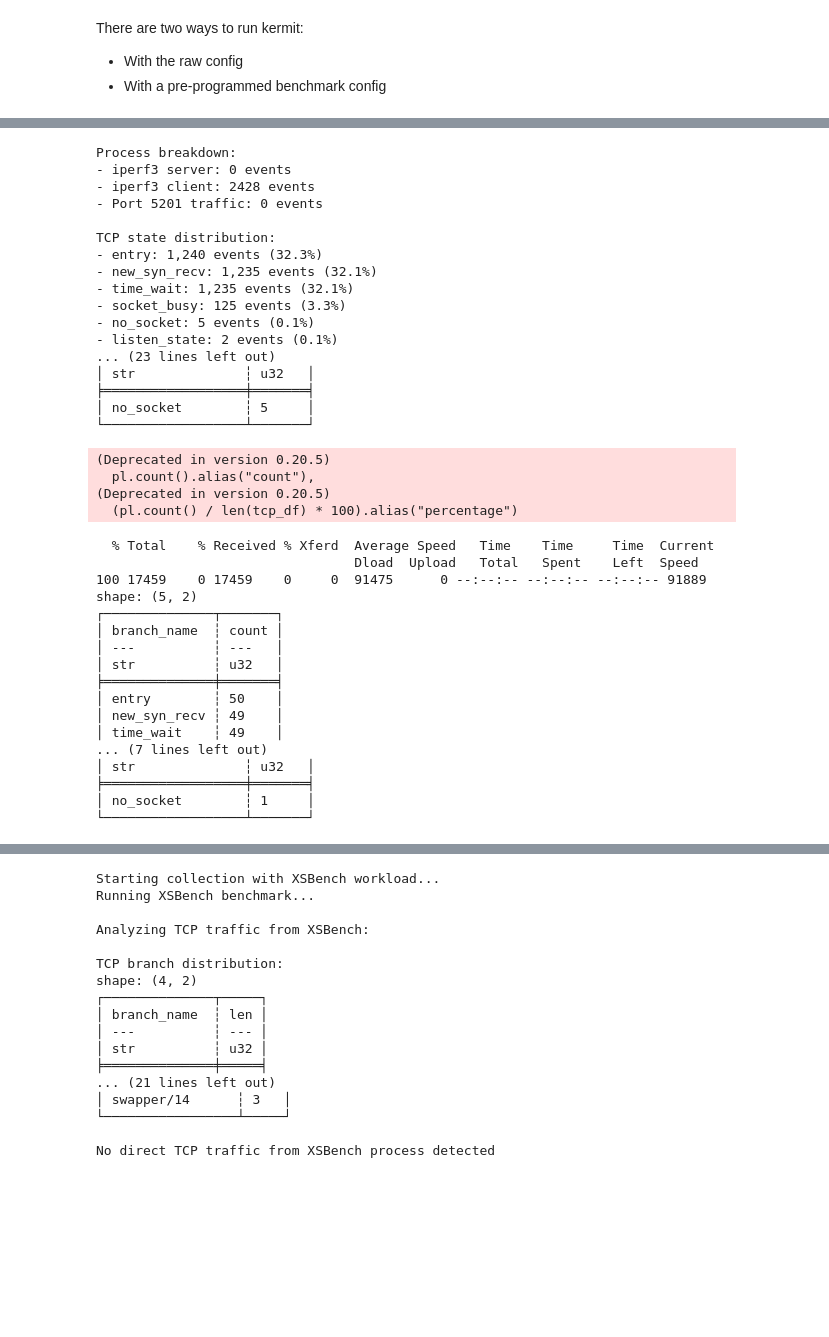
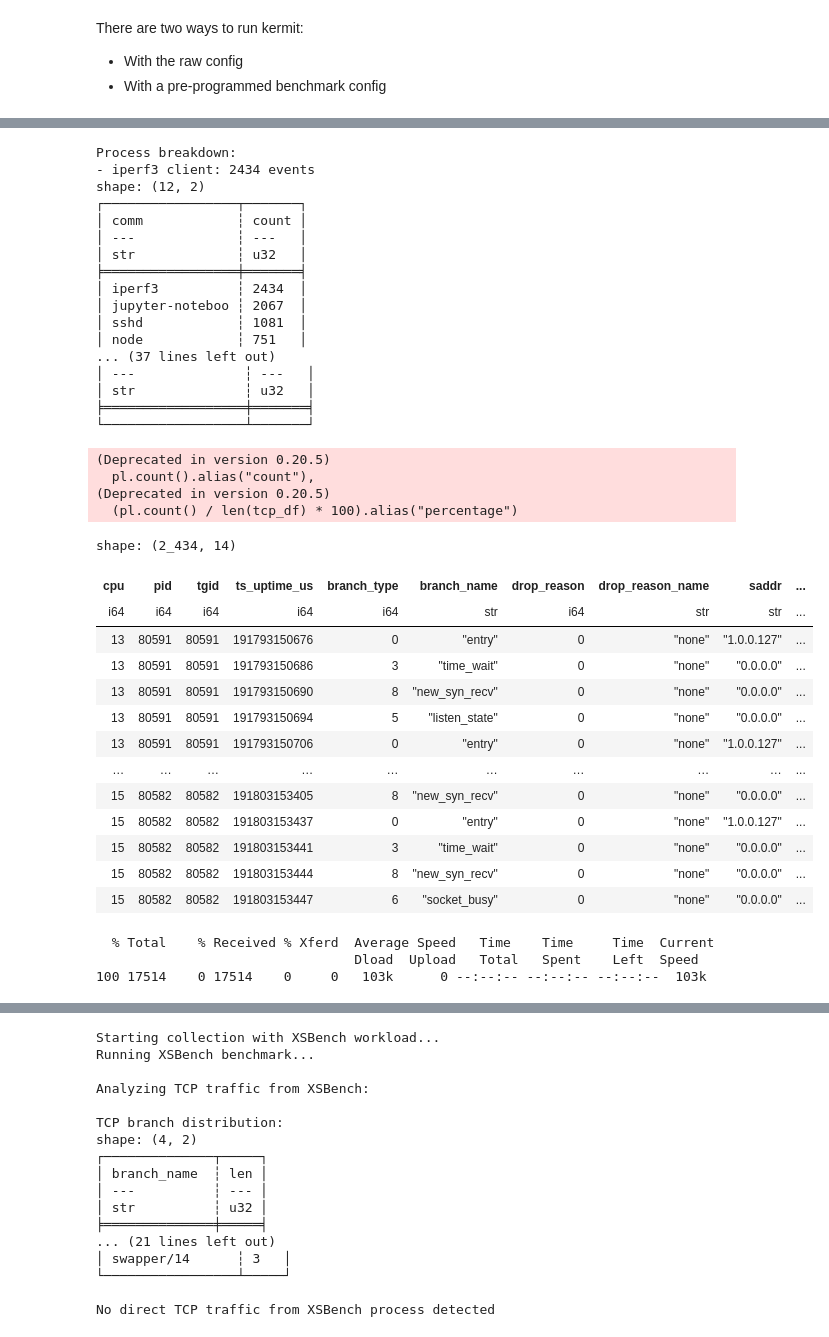
Before and after one commit to tonytgrt/KernMLOps, a Jupyter notebook: tutorial.ipynb, the cells around one changed output, grey strips where cells are left out. Cells and saved outputs as stored; diff of their text form; code cells hidden in the pictures; blank space fills up the shorter version.

```diff
--- a/tutorial.ipynb
+++ b/tutorial.ipynb
@@ -133,14 +133,15 @@ Running benchmark with kernmlops...
 CompletedProcess(args=['pkill', '-f', 'iperf3'], returncode=0, stdout=b'', stderr=b'')
 # %%
 import matplotlib.pyplot as plt
+
 
 # Analyze by process
 iperf_server = tcp_df.filter(pl.col("comm").str.contains("iperf3.*-s"))
 iperf_client = tcp_df.filter(pl.col("comm").str.contains("iperf3").and_(~pl.col("comm").str.contains("-s")))
 
 print(f"\nProcess breakdown:")
-print(f"- iperf3 server: {len(iperf_server)} events")
 print(f"- iperf3 client: {len(iperf_client)} events")
+print(tcp_df.group_by("comm").count().sort("count", descending=True))
 
 # Analyze port 5201 traffic (iperf3 default port)
 port_5201 = tcp_df.filter((pl.col("dport") == 5201) | (pl.col("sport") == 5201))
@@ -172,33 +173,51 @@ else:
     print("\nNo dropped packets detected - excellent!")
 
 # Show branch distribution
-print(tcp_df.group_by("branch_name").count().sort("count", descending=True))
+print("iperf_client group by branch_name")
+print(iperf_client.group_by("branch_name").count().sort("count", descending=True))
 
 # Show drop reasons
-drops = tcp_df.filter(pl.col("drop_reason") > 0)
+drops = iperf_client.filter(pl.col("drop_reason") > 0)
 print(drops.group_by("drop_reason_name").count())
 # %% [output]
 Process breakdown:
-- iperf3 server: 0 events
-- iperf3 client: 2428 events
-- Port 5201 traffic: 0 events
-
-TCP state distribution:
-- entry: 1,240 events (32.3%)
-- new_syn_recv: 1,235 events (32.1%)
-- time_wait: 1,235 events (32.1%)
-- socket_busy: 125 events (3.3%)
-- no_socket: 5 events (0.1%)
-- listen_state: 2 events (0.1%)
-... (23 lines left out)
+- iperf3 client: 2434 events
+shape: (12, 2)
+┌─────────────────┬───────┐
+│ comm            ┆ count │
+│ ---             ┆ ---   │
+│ str             ┆ u32   │
+╞═════════════════╪═══════╡
+│ iperf3          ┆ 2434  │
+│ jupyter-noteboo ┆ 2067  │
+│ sshd            ┆ 1081  │
+│ node            ┆ 751   │
+... (37 lines left out)
+│ ---              ┆ ---   │
 │ str              ┆ u32   │
 ╞══════════════════╪═══════╡
-│ no_socket        ┆ 5     │
 └──────────────────┴───────┘
 (Deprecated in version 0.20.5)
   pl.count().alias("count"),
 (Deprecated in version 0.20.5)
   (pl.count() / len(tcp_df) * 100).alias("percentage")
+# %%
+iperf_client
+# %% [output]
+shape: (2_434, 14)
+| cpu | pid | tgid | ts_uptime_us | branch_type | branch_name | drop_reason | drop_reason_name | saddr | ... |
+| i64 | i64 | i64 | i64 | i64 | str | i64 | str | str | ... |
+| 13 | 80591 | 80591 | 191793150676 | 0 | "entry" | 0 | "none" | "1.0.0.127" | ... |
+| 13 | 80591 | 80591 | 191793150686 | 3 | "time_wait" | 0 | "none" | "0.0.0.0" | ... |
+| 13 | 80591 | 80591 | 191793150690 | 8 | "new_syn_recv" | 0 | "none" | "0.0.0.0" | ... |
+| 13 | 80591 | 80591 | 191793150694 | 5 | "listen_state" | 0 | "none" | "0.0.0.0" | ... |
+| 13 | 80591 | 80591 | 191793150706 | 0 | "entry" | 0 | "none" | "1.0.0.127" | ... |
+| … | … | … | … | … | … | … | … | … | ... |
+| 15 | 80582 | 80582 | 191803153405 | 8 | "new_syn_recv" | 0 | "none" | "0.0.0.0" | ... |
+| 15 | 80582 | 80582 | 191803153437 | 0 | "entry" | 0 | "none" | "1.0.0.127" | ... |
+| 15 | 80582 | 80582 | 191803153441 | 3 | "time_wait" | 0 | "none" | "0.0.0.0" | ... |
+| 15 | 80582 | 80582 | 191803153444 | 8 | "new_syn_recv" | 0 | "none" | "0.0.0.0" | ... |
+| 15 | 80582 | 80582 | 191803153447 | 6 | "socket_busy" | 0 | "none" | "0.0.0.0" | ... |
 # %%
 import subprocess
 import sys
@@ -214,32 +233,7 @@ collect.start_collection()
 !echo "test" | nc localhost 8080
 
 data = collect.stop_collection()
-
-# Analyze TCP branches
-import polars as pl
-tcp_df = pl.read_parquet(data["tcp_v4_rcv"][0])
-
-# Show branch distribution
-print(tcp_df.group_by("branch_name").count().sort("count", descending=True))
-
-# Show drop reasons
-drops = tcp_df.filter(pl.col("drop_reason") > 0)
-print(drops.group_by("drop_reason_name").count())
 # %% [output]
   % Total    % Received % Xferd  Average Speed   Time    Time     Time  Current
                                  Dload  Upload   Total   Spent    Left  Speed
-100 17459    0 17459    0     0  91475      0 --:--:-- --:--:-- --:--:-- 91889
-shape: (5, 2)
-┌──────────────┬───────┐
-│ branch_name  ┆ count │
-│ ---          ┆ ---   │
-│ str          ┆ u32   │
-╞══════════════╪═══════╡
-│ entry        ┆ 50    │
-│ new_syn_recv ┆ 49    │
-│ time_wait    ┆ 49    │
-... (7 lines left out)
-│ str              ┆ u32   │
-╞══════════════════╪═══════╡
-│ no_socket        ┆ 1     │
-└──────────────────┴───────┘
+100 17514    0 17514    0     0   103k      0 --:--:-- --:--:-- --:--:--  103k
```
Also changed, not shown: parts of 4 cells of this notebook, 1 other file.
